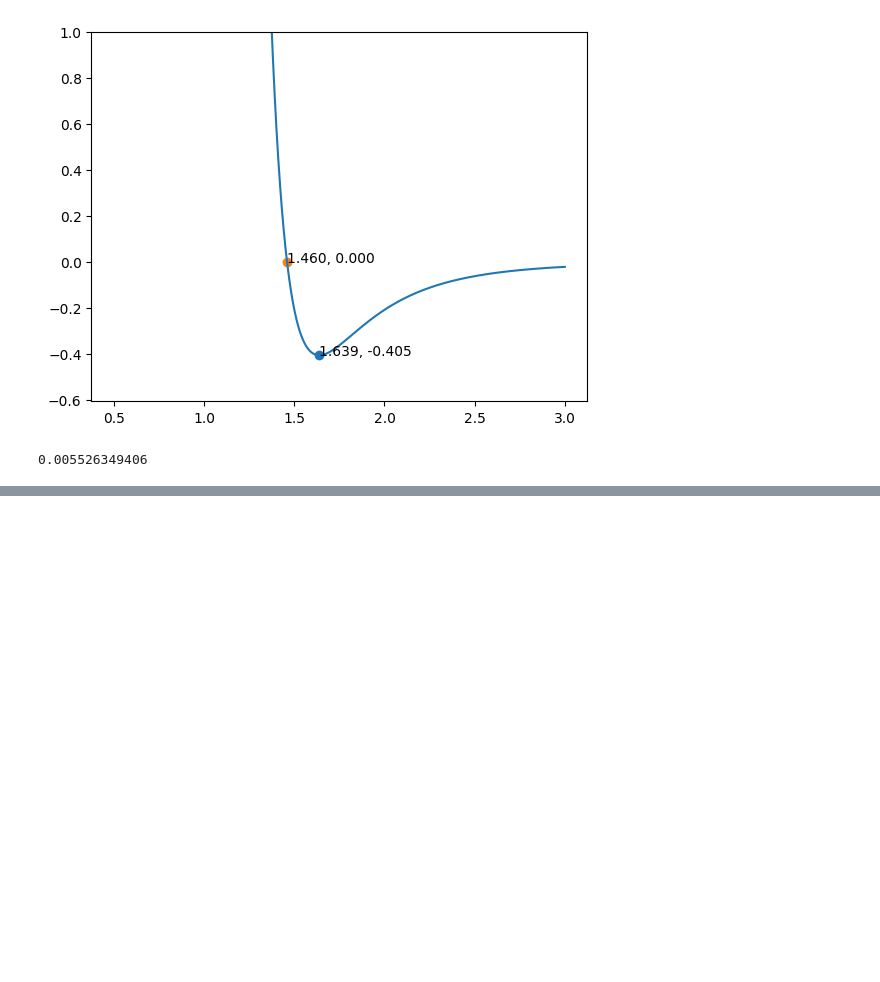
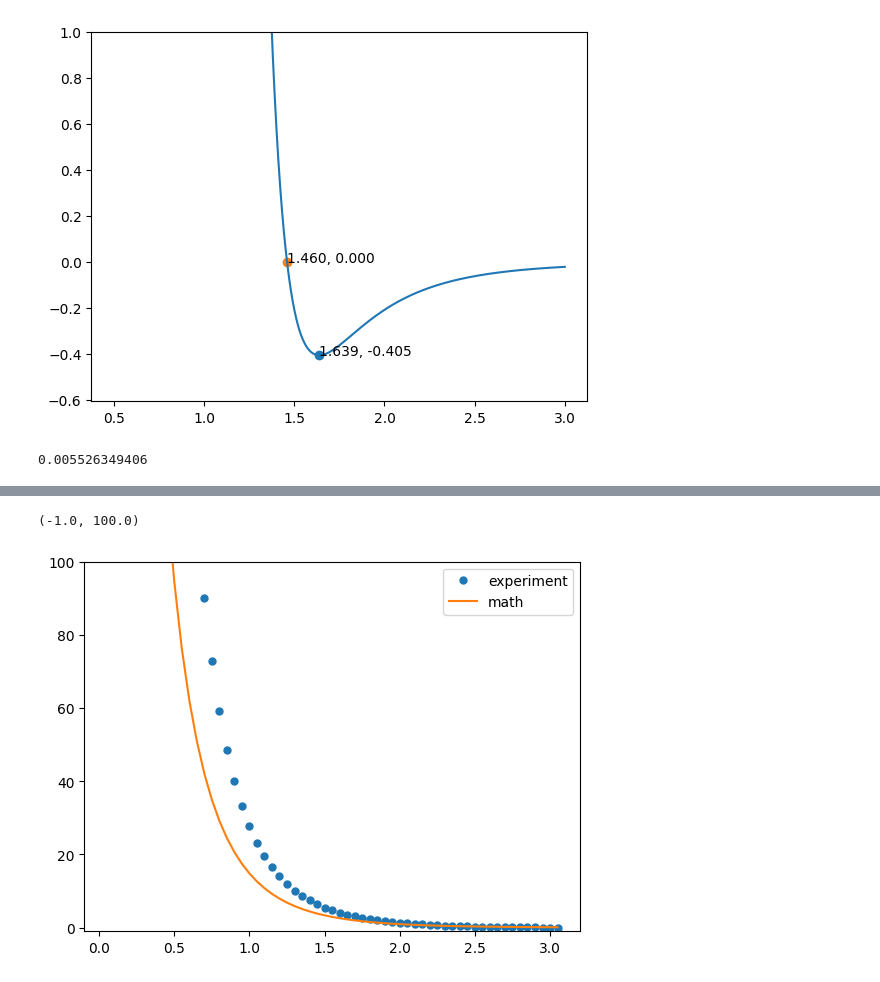
Before and after one commit to denisstrizhkin/C60-Si-fall-sim, a Jupyter notebook: potentials/lj_zbl.ipynb, the cells around one changed output, grey strips where cells are left out. Cells and saved outputs as stored; diff of their text form; code cells hidden in the pictures; blank space fills up the shorter version.

```diff
--- a/potentials/lj_zbl.ipynb
+++ b/potentials/lj_zbl.ipynb
@@ -131,0 +139,14 @@ plt.plot(R, F_sp)
+# %%
+inp = np.loadtxt("zbl.txt")
+R = inp[:, 0]
+E = inp[:, 1]
+
+E_zbl = f_zbl(R)
+
+plt.plot(R, E, ".", markersize=10)
+plt.plot(R, E_zbl)
+plt.legend(["experiment", "math"])
+plt.ylim(-1, 100)
+# %% [output]
+(-1.0, 100.0)
+[figure, added]
```
Also changed, not shown: parts of 6 cells of this notebook, 2 other files.
